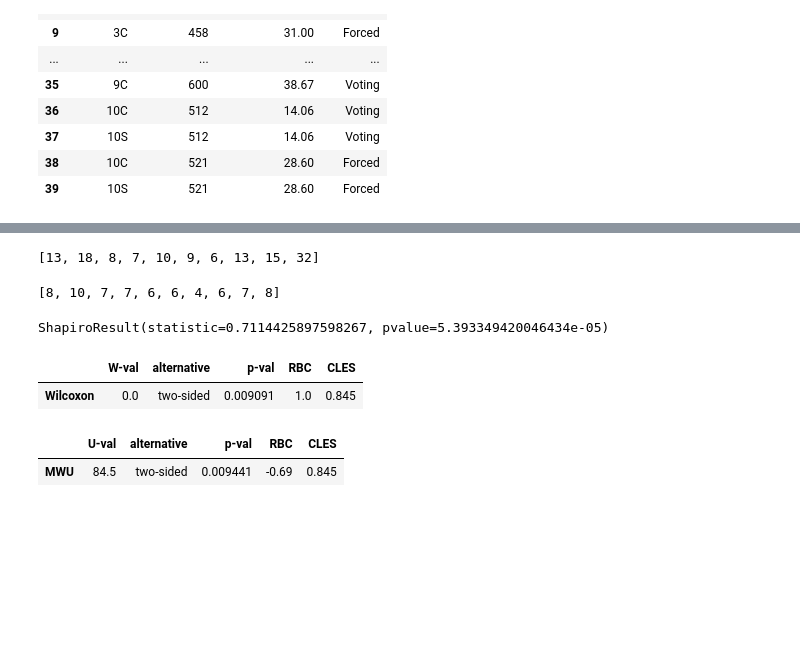
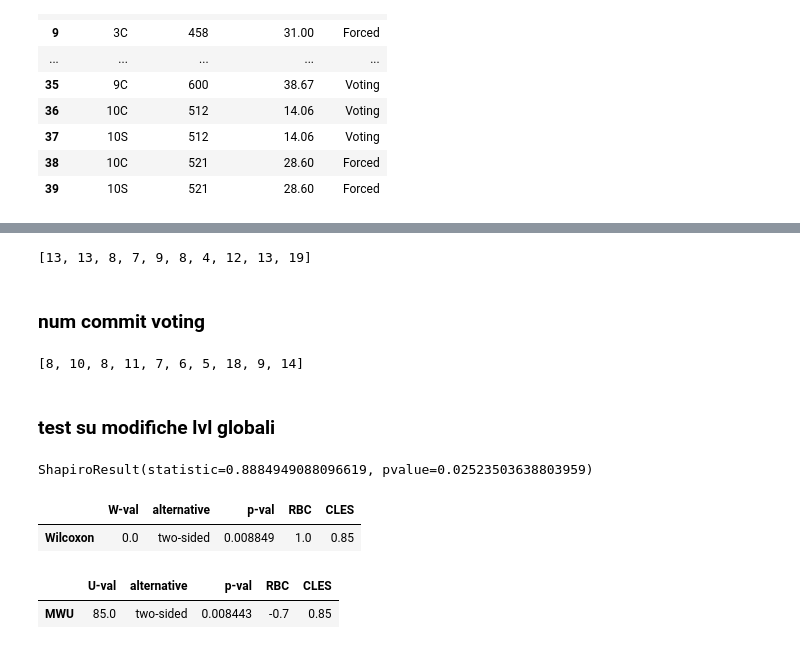
Before and after one commit to DebbyX3/CIDERHololensCollabManip, a Jupyter notebook: UserExperiments/LogAnalysis.ipynb, the cells around one changed output, grey strips where cells are left out. Cells and saved outputs as stored; diff of their text form; code cells hidden in the pictures; blank space fills up the shorter version.

Commit message:
Added calc and test on commit number + calc and test on global changes

```diff
--- a/UserExperiments/LogAnalysis.ipynb
+++ b/UserExperiments/LogAnalysis.ipynb
@@ -71,7 +71,7 @@ forced_tasks_operations_df.clear()
 voting_tasks_operations_df.clear()
 
 # use glob to get all the csv files in the folder
-path = "UserLogs/CleanedLogs/Operations"
+path = "UserLogs/BetterCleanedLogs/Operations"
 csv_files = glob.glob(os.path.join(path, "*.txt"))
 df = pd.DataFrame()
 
@@ -500,0 +503,13 @@ See the caveats in the documentation: https://pandas.pydata.org/pandas-docs/stab
+# %%
+global_layer_forced_changes_df = pd.concat(forced_tasks_operations_df, ignore_index = True)
+global_layer_forced_changes_df.drop(global_layer_forced_changes_df[(global_layer_forced_changes_df.OperationType != "ForcedCommit") & (global_layer_forced_changes_df.OperationType != "ForcedGlobalDeletion")].index, inplace=True)
+
+global_layer_forced_changes_count_df = global_layer_forced_changes_df.groupby(["UserId", "OperationType"]).count()
+global_layer_forced_changes_count_reset_df = global_layer_forced_changes_count_df.reset_index()
+
+global_layer_forced_changes_count_reset_df["UserId"] = global_layer_forced_changes_count_reset_df["UserId"].apply(lambda x: str(x)[:len(x)-1])
+global_layer_forced_changes_count_group_df = global_layer_forced_changes_count_reset_df.groupby(["UserId"]).sum(numeric_only=True)
+
+gl_force_count_pair = global_layer_forced_changes_count_group_df["DateTime"]
+gl_force_count_pair_array = np.array(gl_force_count_pair.to_numpy()).tolist()
+gl_force_count_pair_array
@@ -500,0 +520,13 @@ See the caveats in the documentation: https://pandas.pydata.org/pandas-docs/stab
+# %%
+global_layer_voting_changes_df = pd.concat(voting_tasks_operations_df, ignore_index = True)
+global_layer_voting_changes_df.drop(global_layer_voting_changes_df[(global_layer_voting_changes_df.OperationType != "AcceptCommit") & (global_layer_voting_changes_df.OperationType != "AcceptDeletion")].index, inplace=True)
+
+global_layer_voting_changes_count_df = global_layer_voting_changes_df.groupby(["UserId", "OperationType"]).count()
+global_layer_voting_changes_count_reset_df = global_layer_voting_changes_count_df.reset_index()
+
+global_layer_voting_changes_count_reset_df["UserId"] = global_layer_voting_changes_count_reset_df["UserId"].apply(lambda x: str(x)[:len(x)-1])
+global_layer_voting_changes_count_group_df = global_layer_voting_changes_count_reset_df.groupby(["UserId"]).sum(numeric_only=True)
+
+gl_voting_count_pair = global_layer_voting_changes_count_group_df["DateTime"]
+gl_voting_count_pair_array = np.array(gl_voting_count_pair.to_numpy()).tolist()
+gl_voting_count_pair_array
@@ -512,10 +548,12 @@ op_count_forced_by_pair = operation_forced_count_group_df["DateTime"]
 op_count_forced_by_pair_array = np.array(op_count_forced_by_pair.to_numpy()).tolist()
 op_count_forced_by_pair_array
 # %% [output]
-[13, 18, 8, 7, 10, 9, 6, 13, 15, 32]
+[13, 13, 8, 7, 9, 8, 4, 12, 13, 19]
+# %% [markdown]
+### num commit voting
 # %%
 operations_voting_df = pd.concat(voting_tasks_operations_df, ignore_index = True)
-operations_voting_df.drop(operations_voting_df[(operations_voting_df.OperationType != "AcceptCommit") & (operations_voting_df.OperationType != "DeclineCommit")].index, inplace=True)
+operations_voting_df.drop(operations_voting_df[(operations_voting_df.OperationType != "RequestCommit")].index, inplace=True)
 
 operation_voting_count_df = operations_voting_df.groupby(["UserId", "OperationType"]).count()
 operation_voting_count_reset_df = operation_voting_count_df.reset_index()
@@ -527,18 +565,21 @@ op_count_voting_by_pair = operation_voting_count_group_df["DateTime"]
 op_count_voting_by_pair_array = np.array(op_count_voting_by_pair.to_numpy()).tolist()
 op_count_voting_by_pair_array
 # %% [output]
-[8, 10, 7, 7, 6, 6, 4, 6, 7, 8]
+[8, 10, 8, 11, 7, 6, 5, 18, 9, 14]
+# %% [markdown]
+### test su modifiche lvl globali
 # %%
-shapiro(op_count_forced_by_pair_array + op_count_voting_by_pair_array)
+shapiro(gl_force_count_pair_array + gl_voting_count_pair_array)
+# con pvalue min < di 0.05: NON sono normalmente distribuiti -> wilcoxon
 # %% [output]
-ShapiroResult(statistic=0.7114425897598267, pvalue=5.393349420046434e-05)
+ShapiroResult(statistic=0.8884949088096619, pvalue=0.02523503638803959)
 # %%
-pg.wilcoxon(op_count_forced_by_pair_array, op_count_voting_by_pair_array)
+pg.wilcoxon(gl_force_count_pair_array, gl_voting_count_pair_array)
 # %% [output]
 |  | W-val | alternative | p-val | RBC | CLES |
-| Wilcoxon | 0.0 | two-sided | 0.009091 | 1.0 | 0.845 |
+| Wilcoxon | 0.0 | two-sided | 0.008849 | 1.0 | 0.85 |
 # %%
-pg.mwu(op_count_forced_by_pair_array, op_count_voting_by_pair_array, alternative='two-sided')
+pg.mwu(gl_force_count_pair_array, gl_voting_count_pair_array, alternative='two-sided')
 # %% [output]
 |  | U-val | alternative | p-val | RBC | CLES |
-| MWU | 84.5 | two-sided | 0.009441 | -0.69 | 0.845 |
+| MWU | 85.0 | two-sided | 0.008443 | -0.7 | 0.85 |
```
Also changed, not shown: parts of 16 cells of this notebook.
